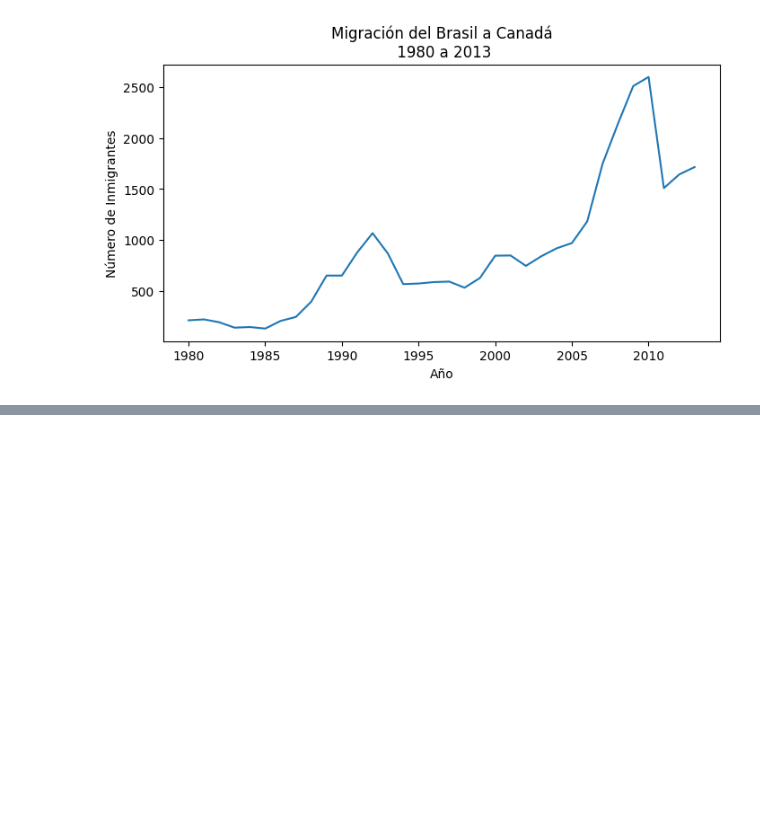
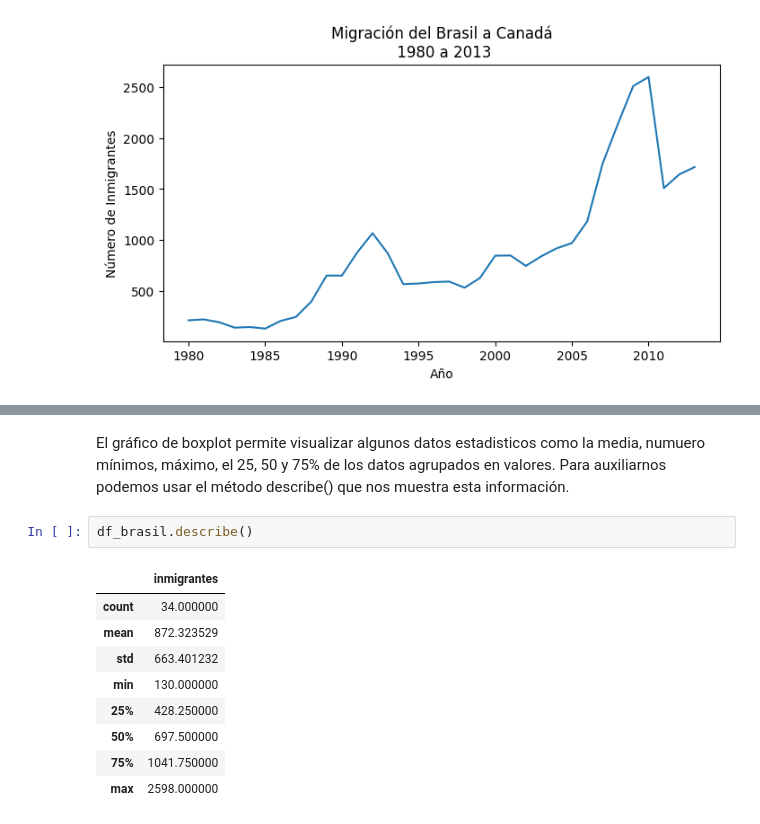
Before and after one commit to ygor-github/data_visualization, a Jupyter notebook: Aula.ipynb, the cells around one changed output, grey strips where cells are left out. Cells and saved outputs as stored; diff of their text form; blank space fills up the shorter version.

```diff
--- a/Aula.ipynb
+++ b/Aula.ipynb
@@ -221,0 +248,14 @@ plt.show() #Esto permite imprimir la figura sin mostrar datos de almacenamiento
+# %% [markdown]
+El gráfico de boxplot permite visualizar algunos datos estadisticos como la media, numuero mínimos, máximo, el 25, 50 y 75% de los datos agrupados en valores. Para auxiliarnos podemos usar el método describe() que nos muestra esta información.
+# %%
+df_brasil.describe()
+# %% [output]
+|  | inmigrantes |
+| count | 34.000000 |
+| mean | 872.323529 |
+| std | 663.401232 |
+| min | 130.000000 |
+| 25% | 428.250000 |
+| 50% | 697.500000 |
+| 75% | 1041.750000 |
+| max | 2598.000000 |
```
Also changed, not shown: parts of 4 cells of this notebook.
